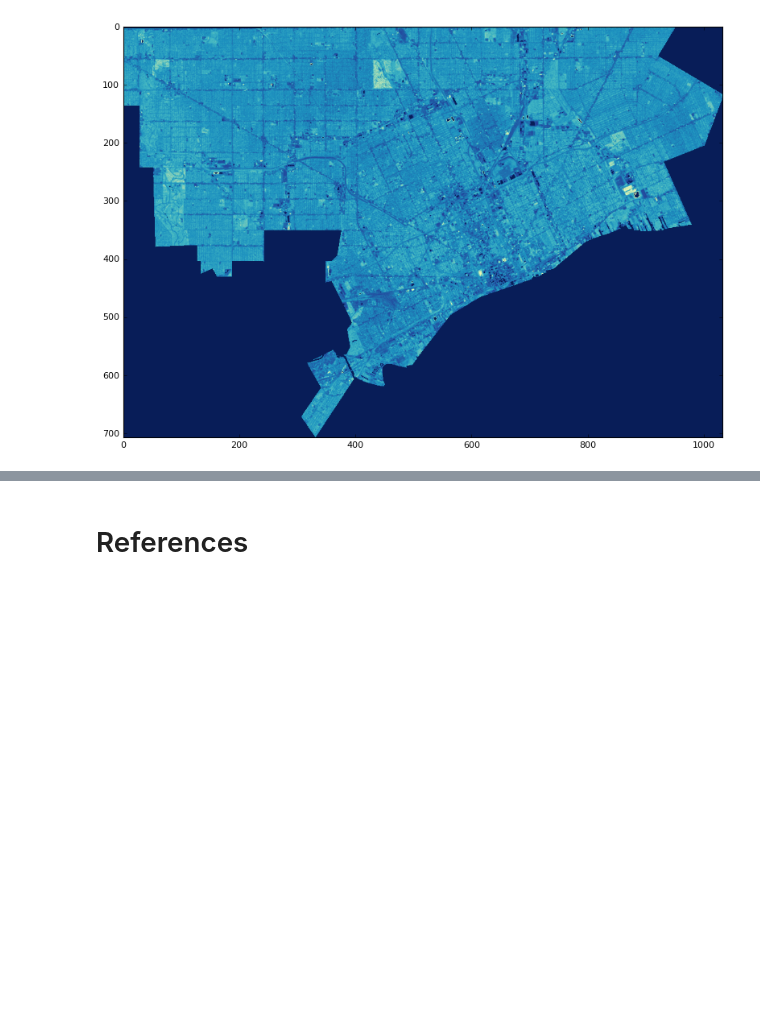
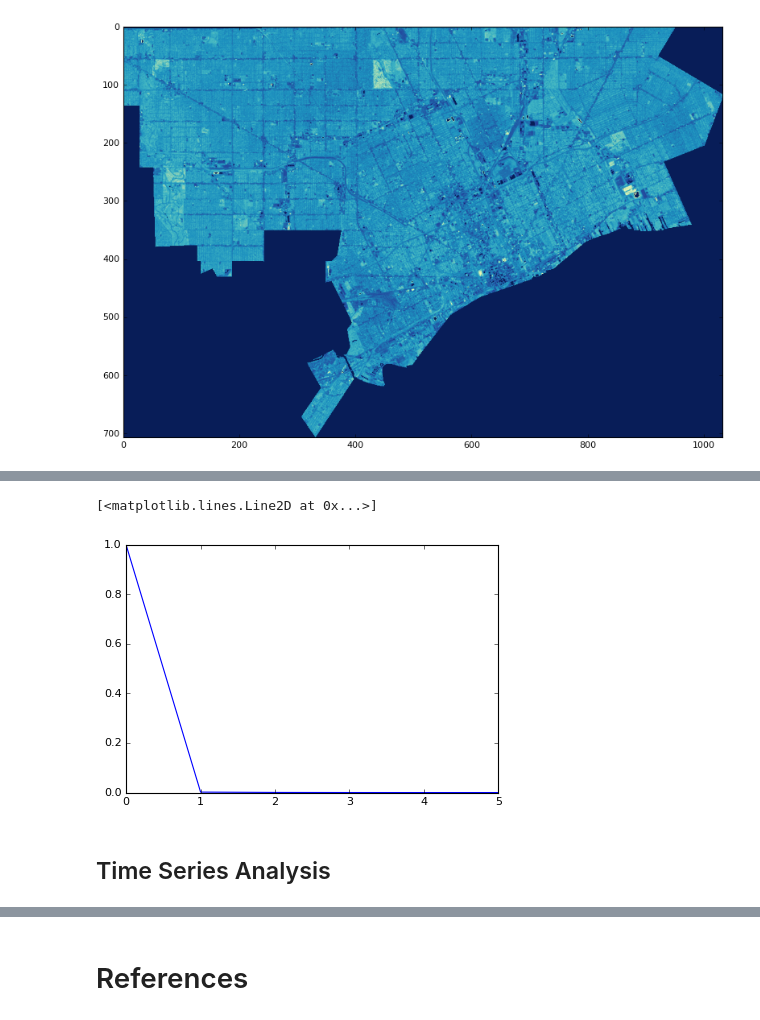
Before and after one commit to arthur-e/unmixing, a Jupyter notebook: docs/Overview_LSMA_in_Python.ipynb, the cells around one changed output, grey strips where cells are left out. Cells and saved outputs as stored; diff of their text form; code cells hidden in the pictures; blank space fills up the shorter version.

```diff
--- a/docs/Overview_LSMA_in_Python.ipynb
+++ b/docs/Overview_LSMA_in_Python.ipynb
@@ -133,0 +146,17 @@ plt.imshow(hsi_post_mnf.T[0,...], cmap=cm.YlGnBu_r)
+# %%
+import numpy as np
+import pysptools.util as sp_utils
+
+# Obtain the covariance matrix
+m, n, p = hsi_post_mnf.shape
+cov_m = sp_utils.cov(np.reshape(hsi_post_mnf, (m * n, p)))
+
+# Compute the eigenvalues
+eigenvals = np.linalg.eig(cov_m)[0]
+eigenvals_p = eigenvals / sum(eigenvals)
+plt.plot(eigenvals_p)
+# %% [output]
+[<matplotlib.lines.Line2D at 0x...>]
+[figure, added]
+# %% [markdown]
+## Time Series Analysis
```
Also changed, not shown: parts of 32 cells of this notebook, 3 other files.
